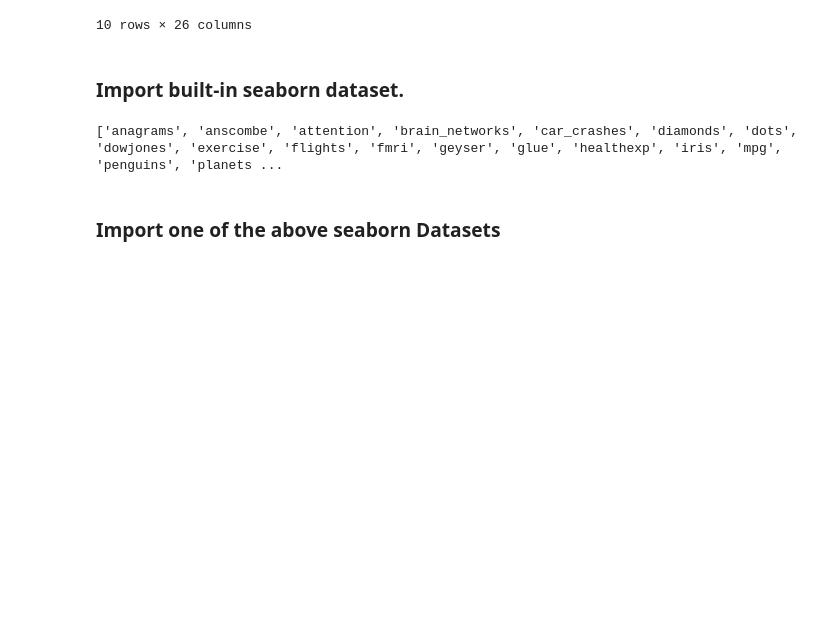
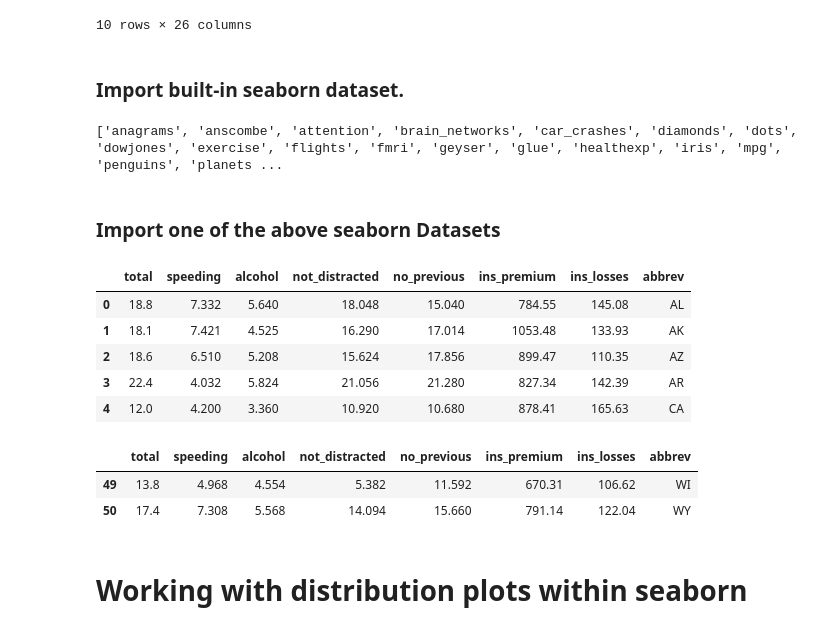
Before and after one commit to KennethNjuguna/Introduction-to-Jupyter-Notebooks, a Jupyter notebook: FirstJupyter.ipynb, the cells around one changed output. Drawn from its saved outputs; the diff is of its cells as text; code cells hidden in the pictures; blank space fills up the shorter version.

Commit message:
seaborn commit

```diff
--- a/FirstJupyter.ipynb
+++ b/FirstJupyter.ipynb
@@ -285,3 +285,21 @@ print(sns.get_dataset_names())
 ['anagrams', 'anscombe', 'attention', 'brain_networks', 'car_crashes', 'diamonds', 'dots', 'dowjones', 'exercise', 'flights', 'fmri', 'geyser', 'glue', 'healthexp', 'iris', 'mpg', 'penguins', 'planets ...
 # %% [markdown]
 # <h3>Import one of the above seaborn Datasets </h3>
+# %%
+crash_df= sns.load_dataset('car_crashes')
+crash_df.head()
+# %% [output]
+|  | total | speeding | alcohol | not_distracted | no_previous | ins_premium | ins_losses | abbrev |
+| 0 | 18.8 | 7.332 | 5.640 | 18.048 | 15.040 | 784.55 | 145.08 | AL |
+| 1 | 18.1 | 7.421 | 4.525 | 16.290 | 17.014 | 1053.48 | 133.93 | AK |
+| 2 | 18.6 | 6.510 | 5.208 | 15.624 | 17.856 | 899.47 | 110.35 | AZ |
+| 3 | 22.4 | 4.032 | 5.824 | 21.056 | 21.280 | 827.34 | 142.39 | AR |
+| 4 | 12.0 | 4.200 | 3.360 | 10.920 | 10.680 | 878.41 | 165.63 | CA |
+# %%
+crash_df.tail(2)
+# %% [output]
+|  | total | speeding | alcohol | not_distracted | no_previous | ins_premium | ins_losses | abbrev |
+| 49 | 13.8 | 4.968 | 4.554 | 5.382 | 11.592 | 670.31 | 106.62 | WI |
+| 50 | 17.4 | 7.308 | 5.568 | 14.094 | 15.660 | 791.14 | 122.04 | WY |
+# %% [markdown]
+# Working with distribution plots within seaborn
```
